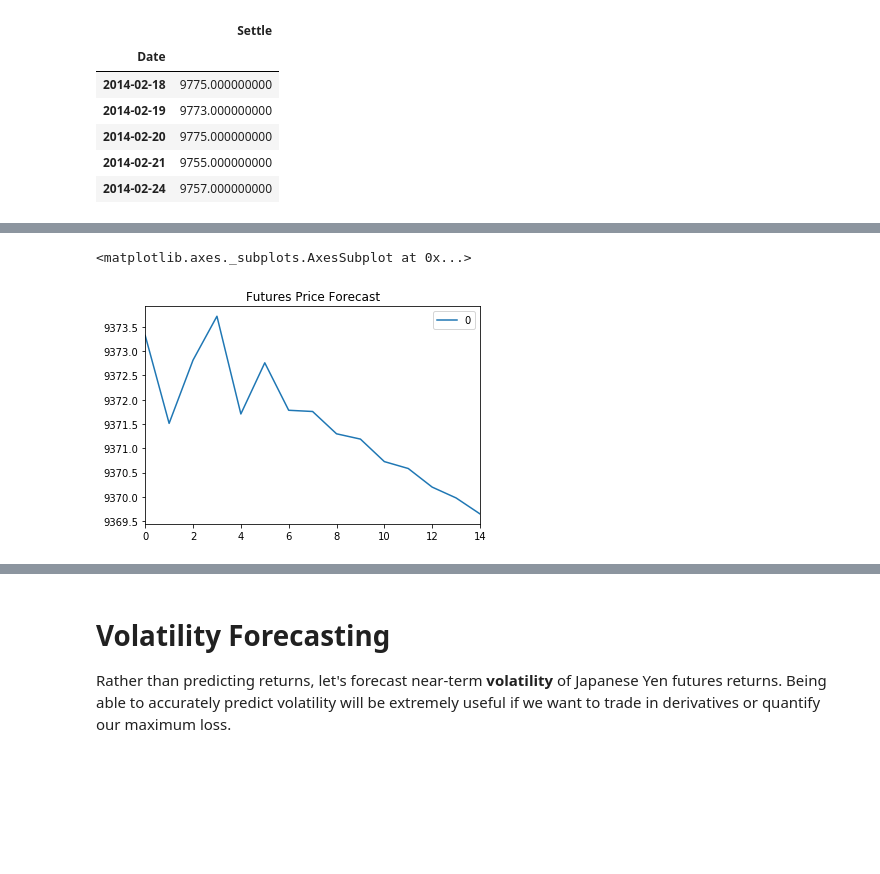
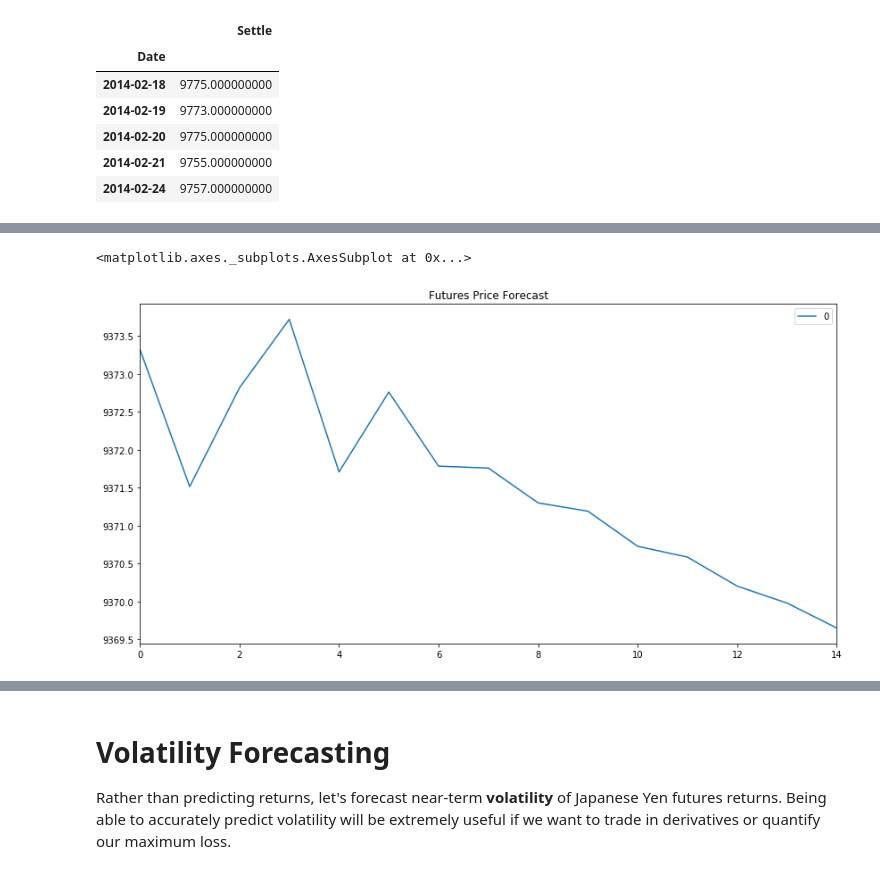
Before and after one commit to RCantu92/jpy_time_series_analysis, a Jupyter notebook: Starter_Code/time_series_analysis.ipynb, the cells around one changed output, grey strips where cells are left out. Cells and saved outputs as stored; diff of their text form; code cells hidden in the pictures; blank space fills up the shorter version.

```diff
--- a/Starter_Code/time_series_analysis.ipynb
+++ b/Starter_Code/time_series_analysis.ipynb
@@ -440,8 +466,7 @@ dtype: float64
 # %%
 # Construct a 15 day (3 week) forecast for the Settle Price.
-# What does the model forecast will happen to the Japanese Yen in the near term?
 # Specifically, construct a pandas DataFrame containing ARIMA model forecasts for a 15-day window:
-pd.DataFrame(model_fit.forecast(steps=15)[0]).plot(title="Futures Price Forecast")
+pd.DataFrame(model_fit.forecast(steps=15)[0]).plot(figsize=(14,7),title="Futures Price Forecast")
 # %% [output]
 <matplotlib.axes._subplots.AxesSubplot at 0x...>
-[figure, old version]
+[figure, new version]
```
Also changed, not shown: parts of 17 cells of this notebook.
